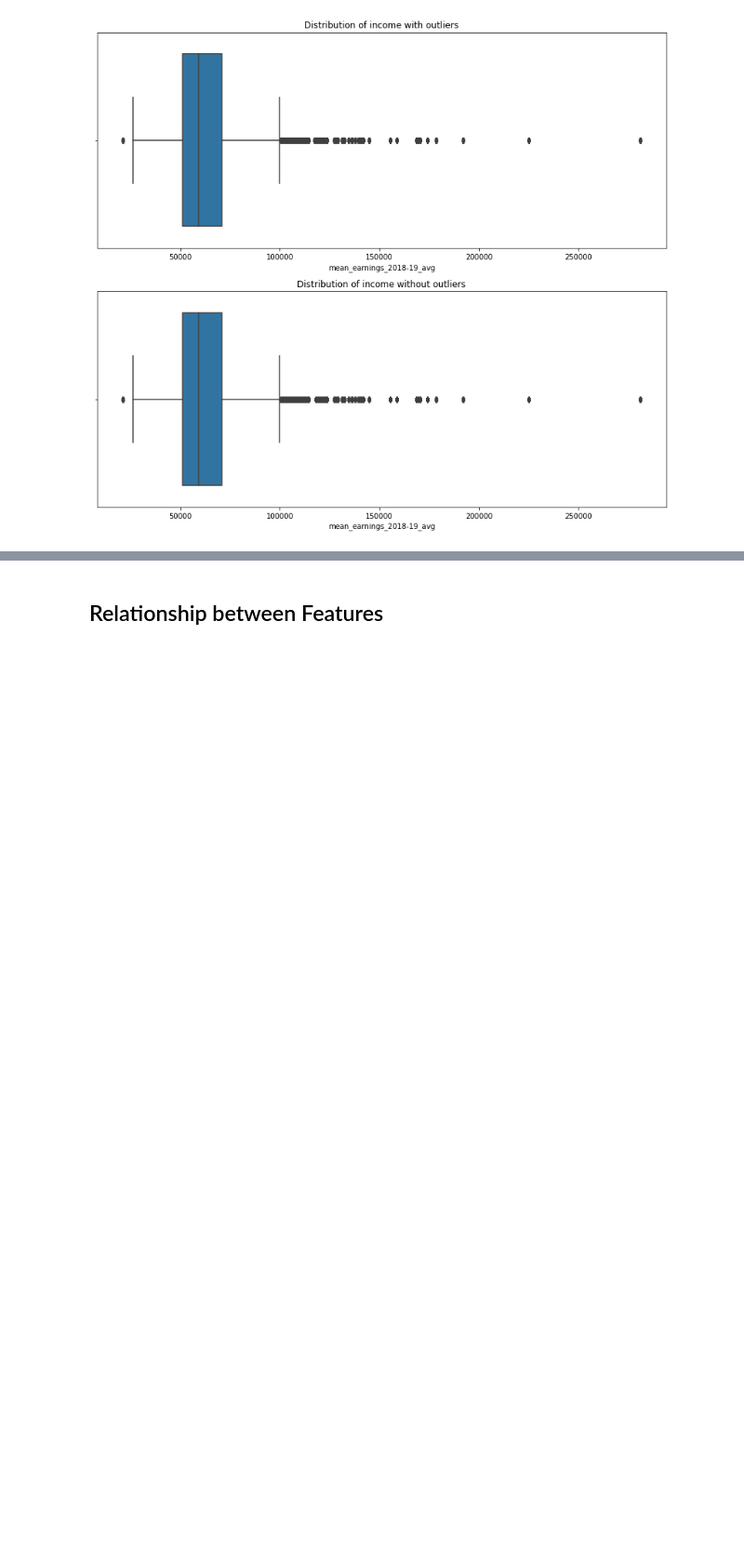
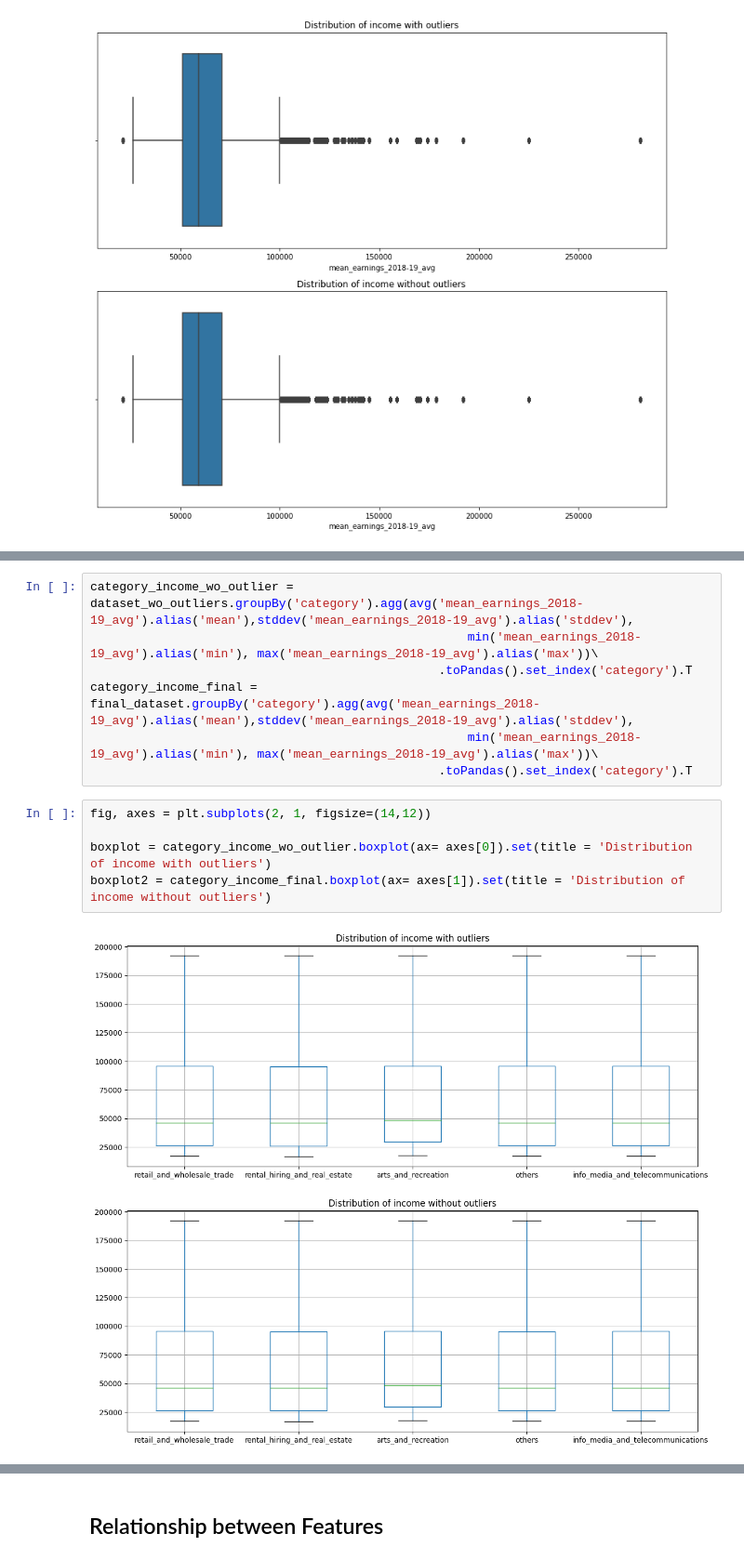
Before and after one commit to MAST30034-Applied-Data-Science/generic-buy-now-pay-later-project-group-56-bnlp, a Jupyter notebook: notebooks/Transaction_Analysis.ipynb, the cells around one changed output, grey strips where cells are left out. Shown at 93% size. Drawn from its saved outputs; the diff is of its cells as text; blank space fills up the shorter version.

```diff
--- a/notebooks/Transaction_Analysis.ipynb
+++ b/notebooks/Transaction_Analysis.ipynb
@@ -302,0 +343,14 @@ boxplot2 = sns.boxplot(ax= axes[1], data=final_dataset_df, x="mean_earnings_2018
+# %%
+category_income_wo_outlier = dataset_wo_outliers.groupBy('category').agg(avg('mean_earnings_2018-19_avg').alias('mean'),stddev('mean_earnings_2018-19_avg').alias('stddev'),
+                                                    min('mean_earnings_2018-19_avg').alias('min'), max('mean_earnings_2018-19_avg').alias('max'))\
+                                                .toPandas().set_index('category').T
+category_income_final = final_dataset.groupBy('category').agg(avg('mean_earnings_2018-19_avg').alias('mean'),stddev('mean_earnings_2018-19_avg').alias('stddev'),
+                                                    min('mean_earnings_2018-19_avg').alias('min'), max('mean_earnings_2018-19_avg').alias('max'))\
+                                                .toPandas().set_index('category').T
+# %%
+fig, axes = plt.subplots(2, 1, figsize=(14,12))
+
+boxplot = category_income_wo_outlier.boxplot(ax= axes[0]).set(title = 'Distribution of income with outliers')
+boxplot2 = category_income_final.boxplot(ax= axes[1]).set(title = 'Distribution of income without outliers')
+# %% [output]
+[figure, added]
```
Also changed, not shown: parts of 14 cells of this notebook.
